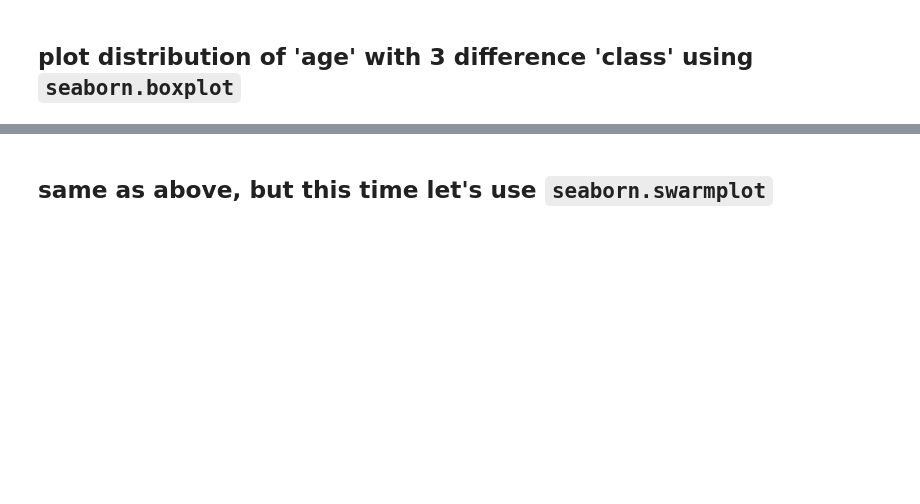
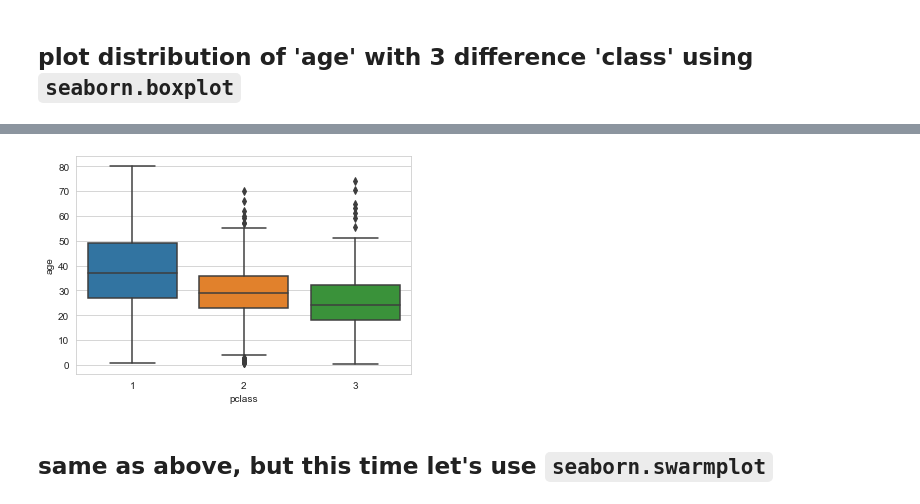
Before and after one commit to datacuriosity/MCI_Python_VIP_25_Level_1, a Jupyter notebook: Assignments/Session_04/Requirement/NNLinh_Seaborn_Exercises.ipynb, the cells around one changed output, grey strips where cells are left out. Cells and saved outputs as stored; diff of their text form; code cells hidden in the pictures; blank space fills up the shorter version.

```diff
--- a/Assignments/Session_04/Requirement/NNLinh_Seaborn_Exercises.ipynb
+++ b/Assignments/Session_04/Requirement/NNLinh_Seaborn_Exercises.ipynb
@@ -43,2 +38,6 @@ sns.distplot(titanic.fare)
+# %%
+sns.boxplot(y='age',x='pclass',data=titanic);
+# %% [output]
+[figure, added]
 # %% [markdown]
 ## same as above, but this time let's use ``seaborn.swarmplot``
```
Also changed, not shown: parts of 12 cells of this notebook.
